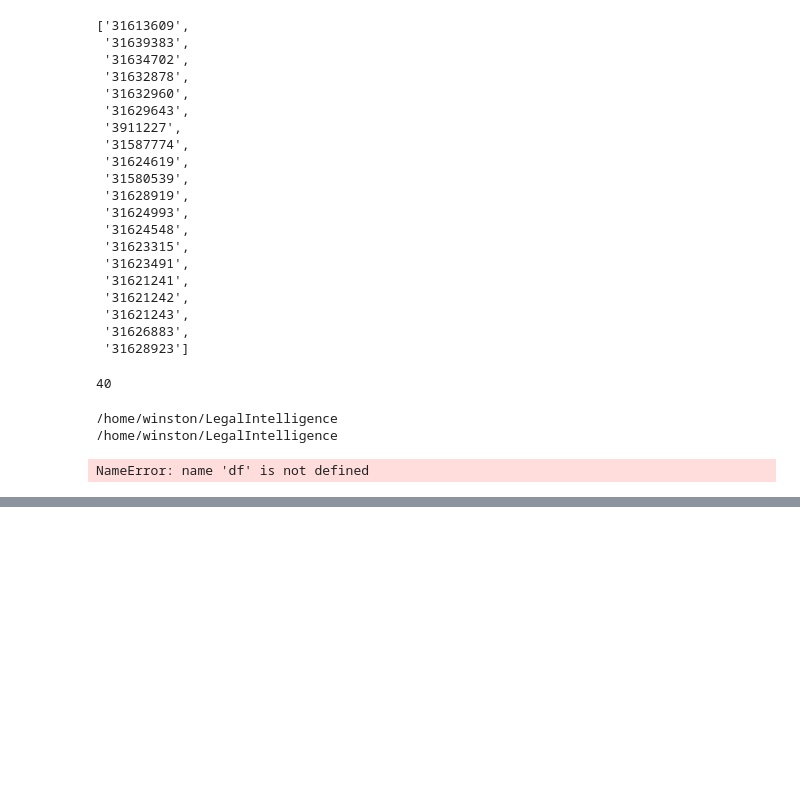
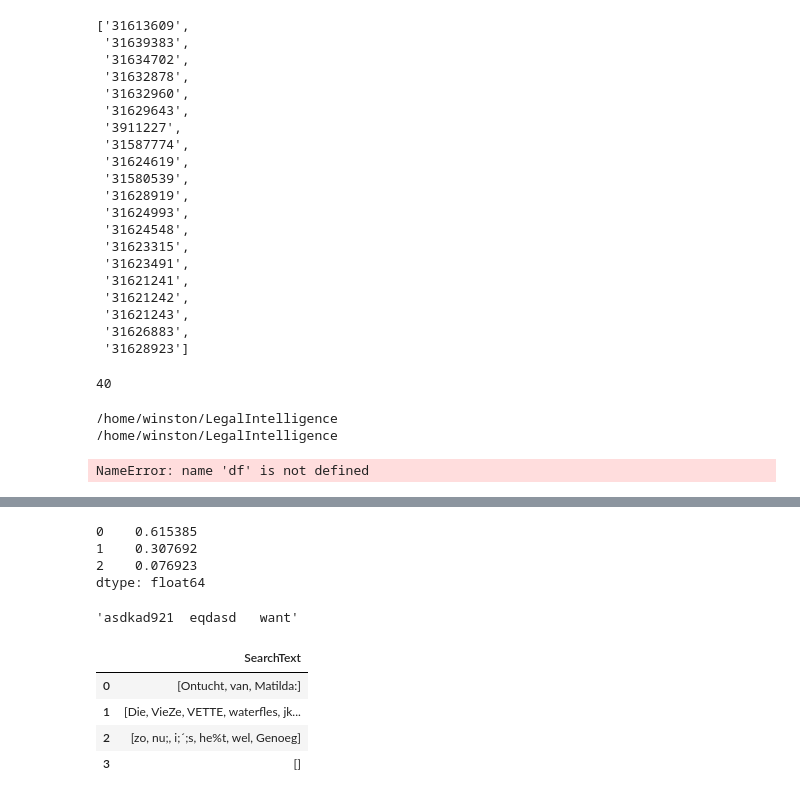
Before and after one commit to roelvanderburg/ranking, a Jupyter notebook: rank_monitor-dataframe232.ipynb, the cells around one changed output, grey strips where cells are left out. Cells and saved outputs as stored; diff of their text form; code cells hidden in the pictures; blank space fills up the shorter version.

```diff
--- a/rank_monitor-dataframe232.ipynb
+++ b/rank_monitor-dataframe232.ipynb
@@ -1097,0 +1175,10 @@ NameError: name 'df' is not defined
+# %%
+a = pd.Series([0, 0, 0, 1, 0, 1, 1, 0, 0, 0, 0, 1,2])
+
+b = (a.value_counts() / len(a)).astype('float', copy=False)
+b
+# %% [output]
+0    0.615385
+1    0.307692
+2    0.076923
+dtype: float64
@@ -1097,0 +1187,21 @@ NameError: name 'df' is not defined
+# %%
+example = 'asdkad*92,1-.:  :,eqdasd   want'
+
+stemmed = example.translate(str.maketrans('', '', string.punctuation))
+stemmed
+# %% [output]
+'asdkad921  eqdasd   want'
+# %%
+import pandas as pd
+df = pd.DataFrame({'SearchText': ['Ontucht van Matilda:',
+                                        'Die VieZe VETTE waterfles jk--12',
+                                        'zo nu; i;´;s he%t wel Genoeg', '']})
+
+df['SearchText'] = df['SearchText'].apply(lambda x: [word for word in x.split()])
+df
+# %% [output]
+|  | SearchText |
+| 0 | [Ontucht, van, Matilda:] |
+| 1 | [Die, VieZe, VETTE, waterfles, jk... |
+| 2 | [zo, nu;, i;´;s, he%t, wel, Genoeg] |
+| 3 | [] |
```
Also changed, not shown: parts of 7 cells of this notebook, 5 other files.
